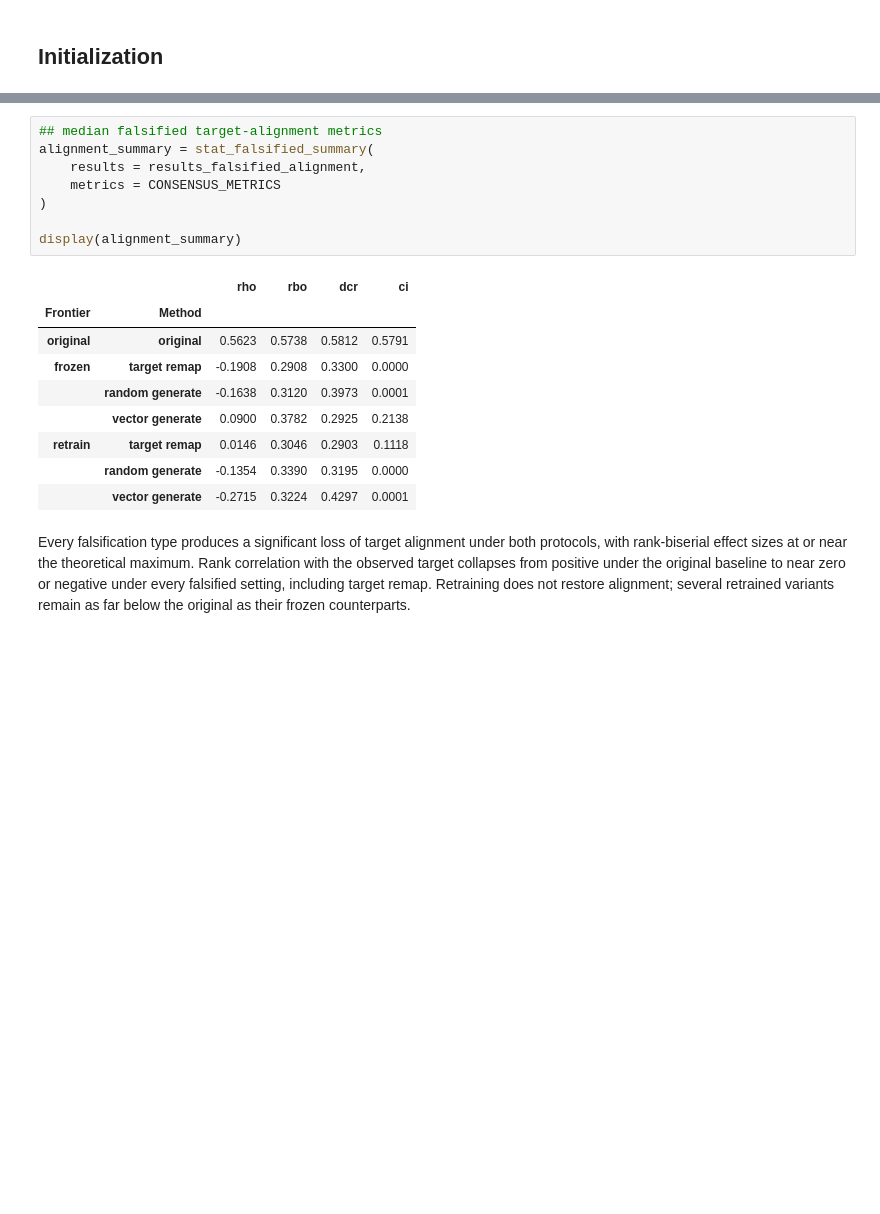
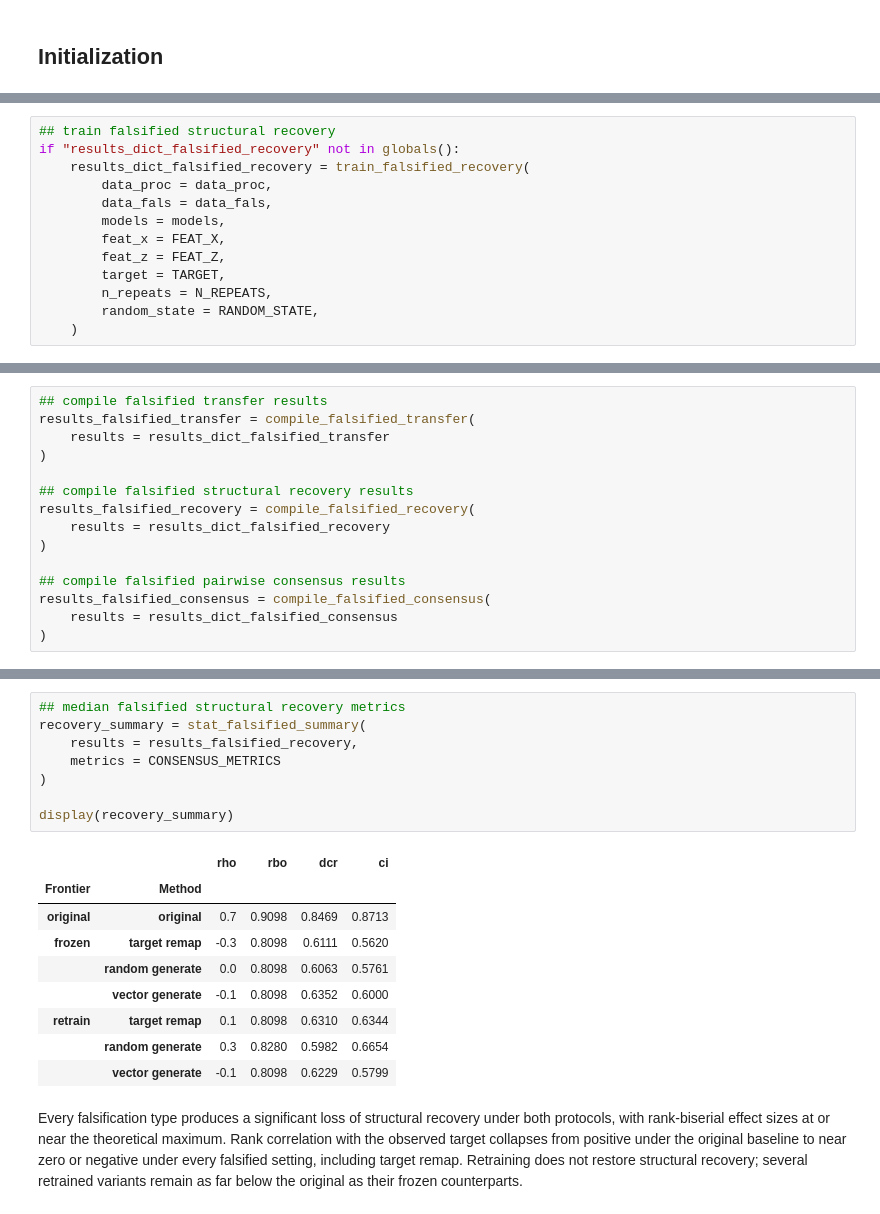
Before and after one commit to nickkunz/graph-capacity, a Jupyter notebook: notebooks/falsify.ipynb, the cells around one changed output, grey strips where cells are left out. Saved outputs shown, nothing was run; the diff lists cells and outputs as text; blank space fills up the shorter version.

```diff
--- a/notebooks/falsify.ipynb
+++ b/notebooks/falsify.ipynb
@@ -134,0 +98,13 @@ All three falsification types yield significant EI degradation under both the fr
+# %%
+## train falsified structural recovery
+if "results_dict_falsified_recovery" not in globals():
+    results_dict_falsified_recovery = train_falsified_recovery(
+        data_proc = data_proc,
+        data_fals = data_fals,
+        models = models,
+        feat_x = FEAT_X,
+        feat_z = FEAT_Z,
+        target = TARGET,
+        n_repeats = N_REPEATS,
+        random_state = RANDOM_STATE,
+    )
@@ -134,0 +126,15 @@ All three falsification types yield significant EI degradation under both the fr
+# %%
+## compile falsified transfer results
+results_falsified_transfer = compile_falsified_transfer(
+    results = results_dict_falsified_transfer
+)
+
+## compile falsified structural recovery results
+results_falsified_recovery = compile_falsified_recovery(
+    results = results_dict_falsified_recovery
+)
+
+## compile falsified pairwise consensus results
+results_falsified_consensus = compile_falsified_consensus(
+    results = results_dict_falsified_consensus
+)
@@ -185,23 +231,23 @@ Significance codes reflect Holm-adj. p
 # %%
-## median falsified target-alignment metrics
-alignment_summary = stat_falsified_summary(
-    results = results_falsified_alignment,
+## median falsified structural recovery metrics
+recovery_summary = stat_falsified_summary(
+    results = results_falsified_recovery,
     metrics = CONSENSUS_METRICS
 )
 
-display(alignment_summary)
+display(recovery_summary)
 # %% [output]
 |  |  | rho | rbo | dcr | ci |
 | Frontier | Method |  |  |  |  |
-| original | original | 0.5623 | 0.5738 | 0.5812 | 0.5791 |
-| frozen | target remap | -0.1908 | 0.2908 | 0.3300 | 0.0000 |
-|  | random generate | -0.1638 | 0.3120 | 0.3973 | 0.0001 |
-|  | vector generate | 0.0900 | 0.3782 | 0.2925 | 0.2138 |
-| retrain | target remap | 0.0146 | 0.3046 | 0.2903 | 0.1118 |
-|  | random generate | -0.1354 | 0.3390 | 0.3195 | 0.0000 |
-|  | vector generate | -0.2715 | 0.3224 | 0.4297 | 0.0001 |
+| original | original | 0.7 | 0.9098 | 0.8469 | 0.8713 |
+| frozen | target remap | -0.3 | 0.8098 | 0.6111 | 0.5620 |
+|  | random generate | 0.0 | 0.8098 | 0.6063 | 0.5761 |
+|  | vector generate | -0.1 | 0.8098 | 0.6352 | 0.6000 |
+| retrain | target remap | 0.1 | 0.8098 | 0.6310 | 0.6344 |
+|  | random generate | 0.3 | 0.8280 | 0.5982 | 0.6654 |
+|  | vector generate | -0.1 | 0.8098 | 0.6229 | 0.5799 |
 # %% [markdown]
-Every falsification type produces a significant loss of target alignment under both protocols, with rank-biserial effect sizes at or near the theoretical maximum. Rank correlation with the observed target collapses from positive under the original baseline to near zero or negative under every falsified setting, including target remap. Retraining does not restore alignment; several retrained variants remain as far below the original as their frozen counterparts.
+Every falsification type produces a significant loss of structural recovery under both protocols, with rank-biserial effect sizes at or near the theoretical maximum. Rank correlation with the observed target collapses from positive under the original baseline to near zero or negative under every falsified setting, including target remap. Retraining does not restore structural recovery; several retrained variants remain as far below the original as their frozen counterparts.
 # %% [markdown]
 ## Pairwise Consensus Evaluation
 
```
Also changed, not shown: parts of 29 cells of this notebook, 3 other files.
